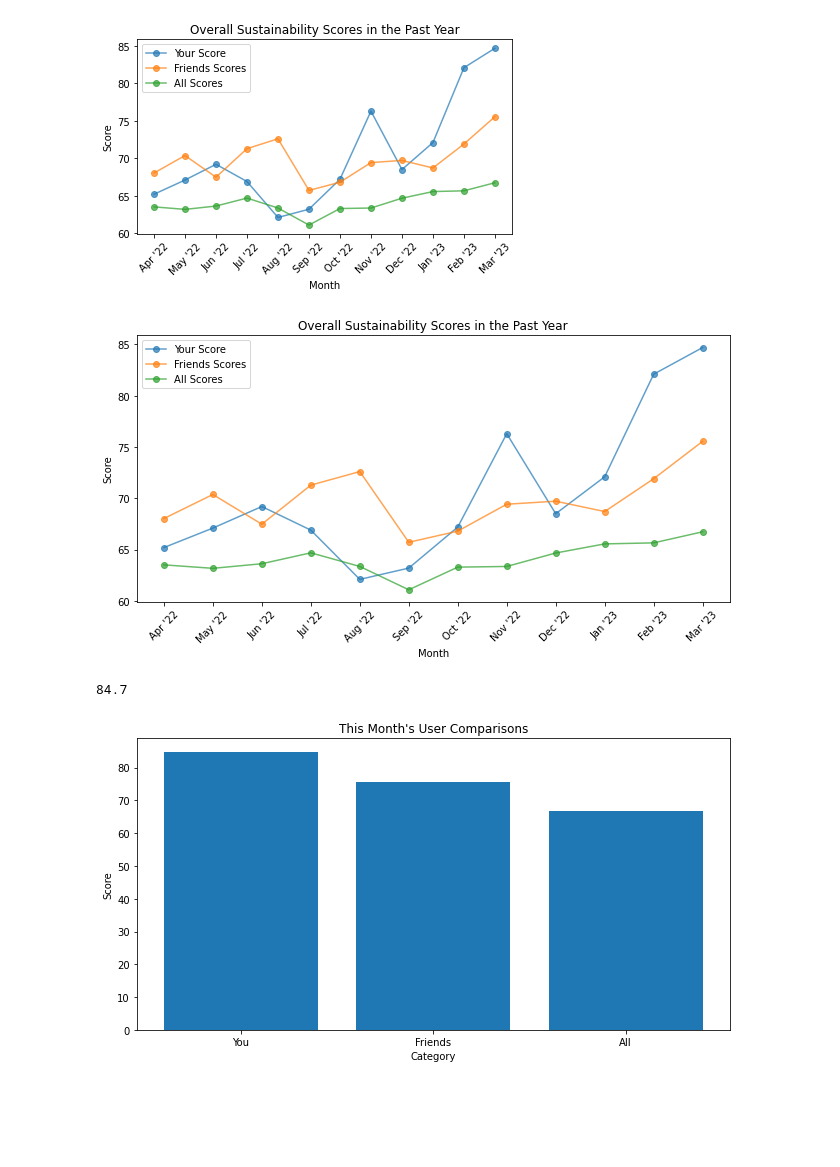
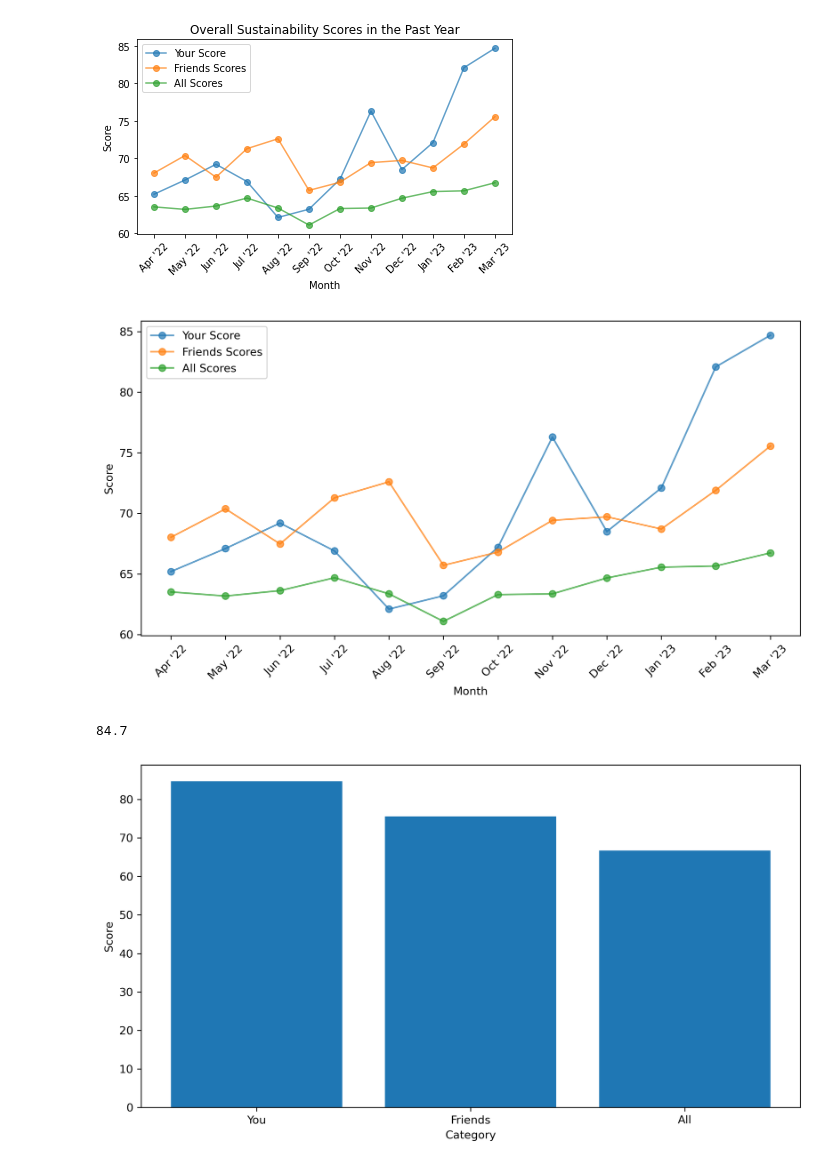
Before and after one commit to evanzwang/hacktech2023, a Jupyter notebook: graphs.ipynb, the cells around one changed output. Saved outputs shown, nothing was run; the diff lists cells and outputs as text; code cells hidden in the pictures; blank space fills up the shorter version.

Commit message:
Bigger Graphs`

```diff
--- a/graphs.ipynb
+++ b/graphs.ipynb
@@ -40,7 +40,7 @@ plt.tight_layout()
 # %% [output]
 [figure]
 # %%
-plt.figure(figsize=(9, 5))
+plt.figure(figsize=(9, 5), dpi=300)
 plt.plot(data, marker = "o", alpha=0.7, label=name[0])
 plt.plot(data_f, marker = "o", alpha=0.7, label=name[1])
 plt.plot(data_a, marker = "o", alpha=0.7, label=name[2])
@@ -52,27 +52,27 @@ plt.xticks([i for i in range(12)], ['Apr \'22', 'May \'22', 'Jun \'22', 'Jul \'2
 plt.xlabel("Month")
 plt.ylabel("Score")
 plt.legend()
-plt.title("Overall Sustainability Scores in the Past Year")
+# plt.title("Overall Sustainability Scores in the Past Year")
 plt.tight_layout()
 # %% [output]
-[figure, old version]
+[figure, new version]
 # %%
 # %% [output]
 84.7
 # %%
 # import numpy as np
 # import matplotlib.pyplot as plt
-plt.figure(figsize=(9, 5))
+plt.figure(figsize=(9, 5), dpi=300)
 plt.bar([0, 1, 2],[data[-1], data_f[-1], data_a[-1]])
 locs, labels = plt.xticks()  # Get the current locations and labels.
 plt.xticks(np.arange(0, 1, step=0.2))  # Set label locations.
 #plt.xticks(np.arange(3), ['Tom', 'Dick', 'Sue'])  # Set text labels.
 plt.xticks([i for i in range(3)], ["You", "Friends", "All"],
        rotation=0)  # Set text labels and properties.
 plt.xlabel("Category")
 plt.ylabel("Score")
-plt.title("This Month's User Comparisons")
+# plt.title("This Month's User Comparisons")
 plt.tight_layout()
 # plt.savefig("breakdown.png")
 # %% [output]
-[figure, old version]
+[figure, new version]
```
Also changed, not shown: 4 other files.
